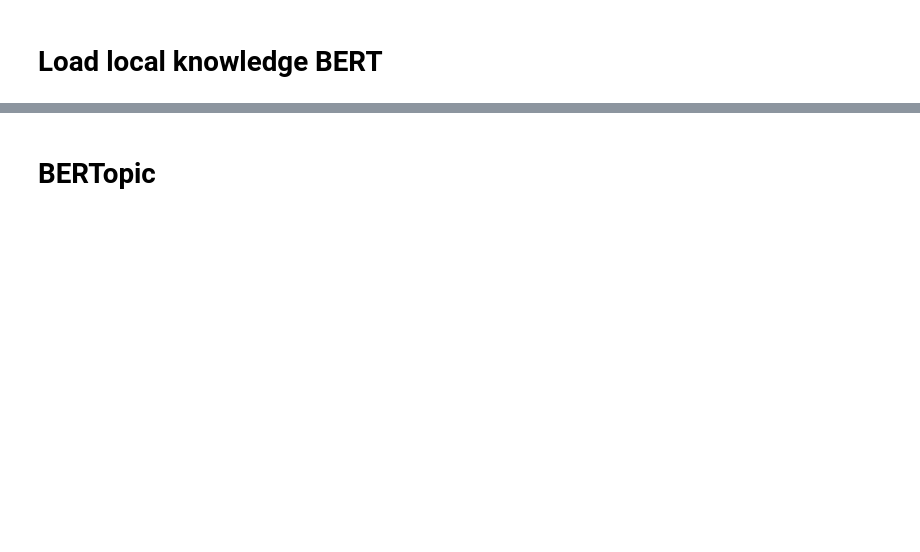
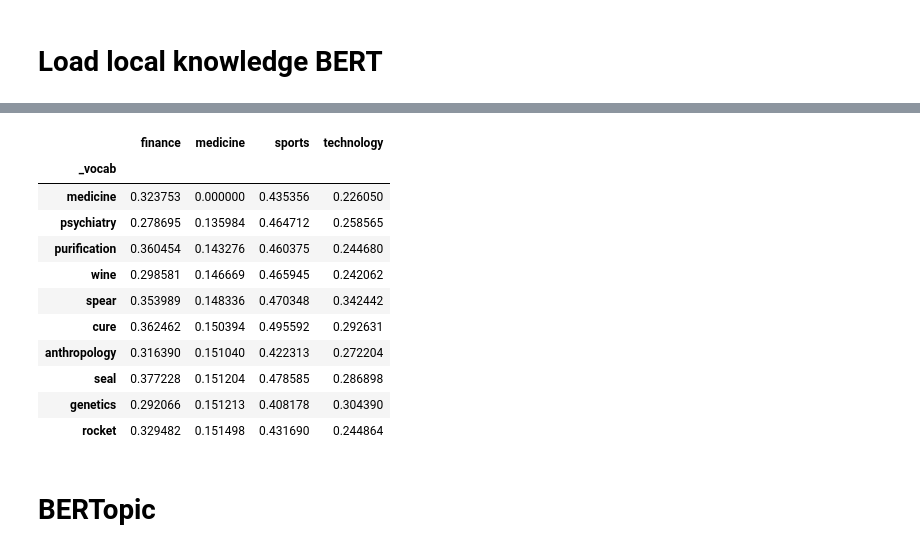
Before and after one commit to zhangchi0104/honours-sgtm, a Jupyter notebook: experiment.ipynb, the cells around one changed output, grey strips where cells are left out. Cells and saved outputs as stored; diff of their text form; code cells hidden in the pictures; blank space fills up the shorter version.

```diff
--- a/experiment.ipynb
+++ b/experiment.ipynb
@@ -241,34 +211,0 @@ model.train()
-# %%
-
-# initialize optimizer
-optim = AdamW(model.parameters(), lr=5e-5)
-from tqdm.notebook import tqdm  # for our progress bar
-
-epochs = 2
-
-for epoch in range(epochs):
-    # setup loop with TQDM and dataloader
-    loop = tqdm(loader, leave=True)
-    for batch in loop:
-        # initialize calculated gradients (from prev step)
-        optim.zero_grad()
-        # pull all tensor batches required for training
-        input_ids = batch['input_ids'].to(device)
-        token_type_ids = batch['token_type_ids'].to(device)
-        attention_mask = batch['attention_mask'].to(device)
-        next_sentence_label = batch['next_sentence_label'].to(device)
-        labels = batch['labels'].to(device)
-        # process
-        outputs = model(input_ids, attention_mask=attention_mask,
-                        token_type_ids=token_type_ids,
-                        next_sentence_label=next_sentence_label,
-                        labels=labels)
-        # extract loss
-        loss = outputs.loss
-        # calculate loss for every parameter that needs grad update
-        loss.backward()
-        # update parameters
-        optim.step()
-        # print relevant info to progress bar
-        loop.set_description(f'Epoch {epoch}')
-        loop.set_postfix(loss=loss.item())
@@ -277,4 +211,0 @@ for epoch in range(epochs):
-# %%
-with open('tokens.pkl', 'rb') as f:
-    tokens = pickle.load(f)
-tokens['input_ids'].shape
@@ -281,6 +242,6 @@ tokens['input_ids'].shape
 # %% [markdown]
 # Load local knowledge BERT
 # %%
-model = BertModel.from_pretrained('models/bert-scratch-scratch-25000')
+model = BertModel.from_pretrained('models/bert-pretrained-pretrained')
 model.eval()
-tokenizer = BertTokenizer(vocab_file='./data/vocab/bert-local-25000-vocab.txt')
+tokenizer = BertTokenizer.from_pretrained('bert-base-uncased')
@@ -309,12 +276,25 @@ for topic in SEEDS:
 # %%
 
 arr = np.array(res)
 arr = arr.T
 res_dict = {
     '_vocab': list(vocab),
 }
 for i, topic in enumerate(SEEDS):
     res_dict[topic] = arr[:, i]
 res_df = pd.DataFrame(res_dict)
 res_df = res_df.set_index(['_vocab'])
-res_df.sort_values('technology').head(10)
+res_df.to_csv('local_embeddings_bert.csv')
+# %% [output]
+|  | finance | medicine | sports | technology |
+| _vocab |  |  |  |  |
+| medicine | 0.323753 | 0.000000 | 0.435356 | 0.226050 |
+| psychiatry | 0.278695 | 0.135984 | 0.464712 | 0.258565 |
+| purification | 0.360454 | 0.143276 | 0.460375 | 0.244680 |
+| wine | 0.298581 | 0.146669 | 0.465945 | 0.242062 |
+| spear | 0.353989 | 0.148336 | 0.470348 | 0.342442 |
+| cure | 0.362462 | 0.150394 | 0.495592 | 0.292631 |
+| anthropology | 0.316390 | 0.151040 | 0.422313 | 0.272204 |
+| seal | 0.377228 | 0.151204 | 0.478585 | 0.286898 |
+| genetics | 0.292066 | 0.151213 | 0.408178 | 0.304390 |
+| rocket | 0.329482 | 0.151498 | 0.431690 | 0.244864 |
```
Also changed, not shown: parts of 31 cells of this notebook, 2 other files.
